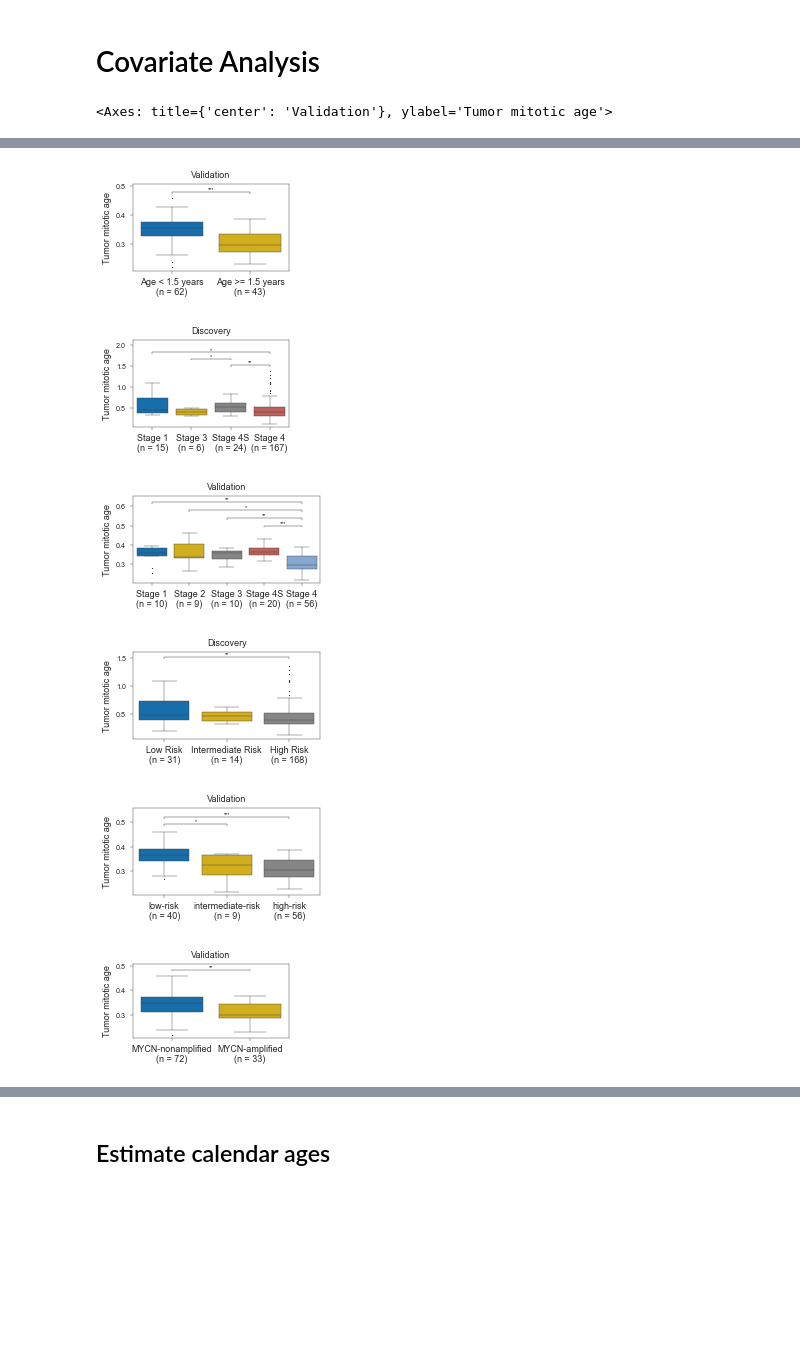
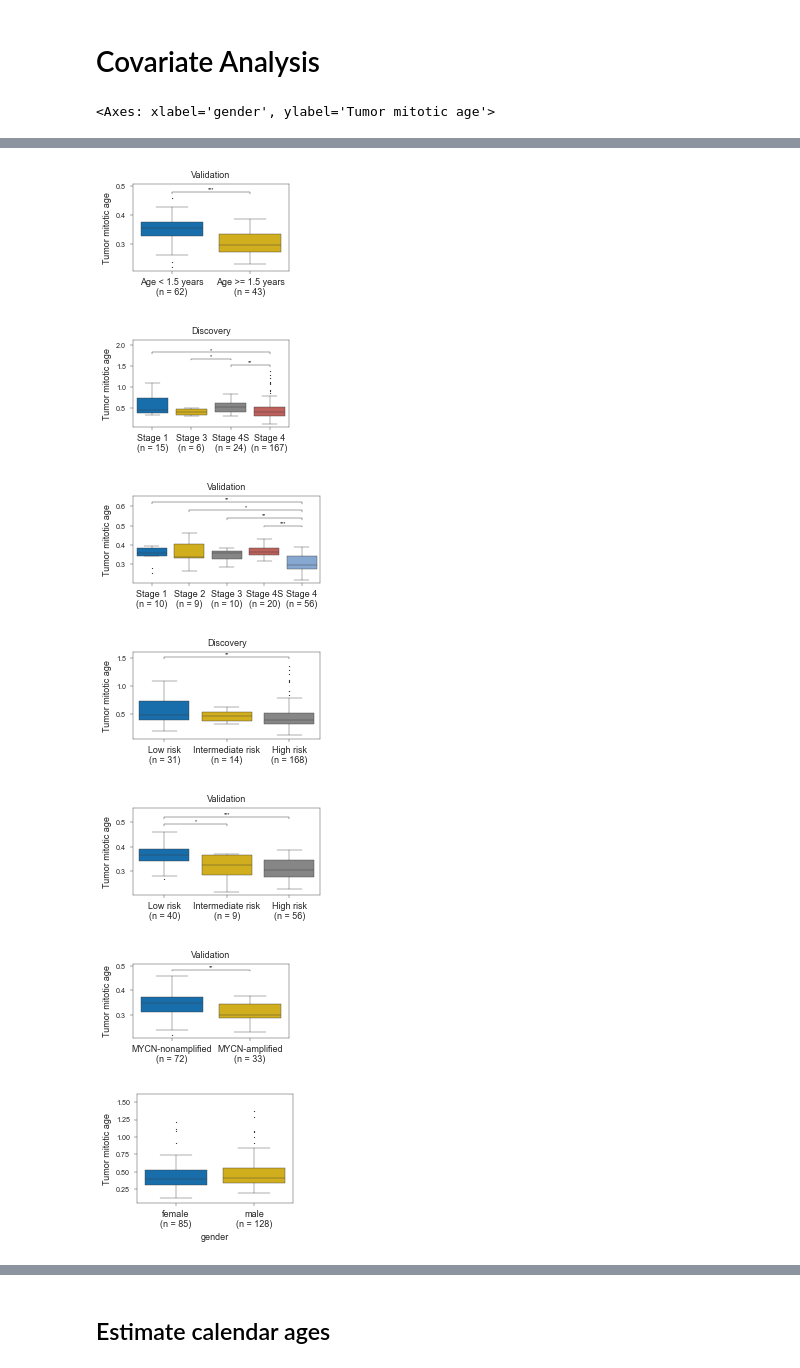
Before and after one commit to danmonyak/EpiClockNBL, a Jupyter notebook: Analysis/Analysis.ipynb, the cells around one changed output, grey strips where cells are left out. Cells and saved outputs as stored; diff of their text form; code cells hidden in the pictures; blank space fills up the shorter version.

```diff
--- a/Analysis/Analysis.ipynb
+++ b/Analysis/Analysis.ipynb
@@ -248,33 +272,40 @@ pc_util.saveBoxPlotNew(clinical['TARGET'], 'inss_stage', restrict=True,
 
 pc_util.saveBoxPlotNew(clinical['Henrich'], 'inss stage', restrict=False,
                    var_y='phi', outfile=True, title=True, signif_bar_heights = 0.04,
                    palette=pc_consts['palette_jco'], xlabel='', ylabel='Tumor mitotic age',
                        outdir=covar_path_outdir, use_groups=['Stage 1', 'Stage 2', 'Stage 3', 'Stage 4S', 'Stage 4'],
                    figsize=figsize * [1.2, 1], labelfontsize=pc_consts['labelfontsize'] * 0.9, ticksfontsize=pc_consts['ticksfontsize'], sf=sf, linewidth=pc_consts['linewidth'], fliersize=pc_consts['fliersize'])
 
 pc_util.saveBoxPlotNew(clinical['TARGET'], 'cog_neuroblastoma_risk_group', restrict=True,
                    var_y='phi', outfile=True, title=True, signif_bar_heights = 0.15,
                    palette=pc_consts['palette_jco'], xlabel='', ylabel='Tumor mitotic age',
-                       outdir=covar_path_outdir, use_groups=["Low Risk", "Intermediate Risk", "High Risk"],
+                       outdir=covar_path_outdir, use_groups=["Low risk", "Intermediate risk", "High risk"],
                    figsize=figsize * [1.2, 1], labelfontsize=pc_consts['labelfontsize'] * 0.9, ticksfontsize=pc_consts['ticksfontsize'], sf=sf, linewidth=pc_consts['linewidth'], fliersize=pc_consts['fliersize'])
 
 pc_util.saveBoxPlotNew(clinical['Henrich'], 'current risk category', restrict=False,
                    var_y='phi', outfile=True, title=True, signif_bar_heights = 0.03,
                    palette=pc_consts['palette_jco'], xlabel='', ylabel='Tumor mitotic age',
-                       outdir=covar_path_outdir, use_groups=['low-risk', 'intermediate-risk', 'high-risk'],
+                       outdir=covar_path_outdir, use_groups=["Low risk", "Intermediate risk", "High risk"],
                    figsize=figsize * [1.2, 1], labelfontsize=pc_consts['labelfontsize'] * 0.9, ticksfontsize=pc_consts['ticksfontsize'], sf=sf, linewidth=pc_consts['linewidth'], fliersize=pc_consts['fliersize'])
 
 pc_util.saveBoxPlotNew(clinical['Henrich'], 'mycn status', restrict=False,
                    var_y='phi', outfile=True, title=True, signif_bar_heights = 0.023,
                    palette=pc_consts['palette_jco'], xlabel='', ylabel='Tumor mitotic age',
                        outdir=covar_path_outdir, use_groups=['MYCN-nonamplified', 'MYCN-amplified'],
                    figsize=figsize * [1, 0.85], labelfontsize=pc_consts['labelfontsize'] * 0.9, ticksfontsize=pc_consts['ticksfontsize'], sf=sf, linewidth=pc_consts['linewidth'], fliersize=pc_consts['fliersize'])
+
+
+pc_util.saveBoxPlotNew(clinical['TARGET'], 'gender', restrict=False,
+                   var_y='phi', outfile=False, title=False, signif_bar_heights = 0.02,
+                   palette=pc_consts['palette_jco'], xlabel='gender', ylabel='Tumor mitotic age',
+                   figsize=np.array([7, 5]), labelfontsize=pc_consts['labelfontsize'] * 0.9, ticksfontsize=pc_consts['ticksfontsize'], sf=sf, linewidth=pc_consts['linewidth'], fliersize=pc_consts['fliersize'])
 # %% [output]
-<Axes: title={'center': 'Validation'}, ylabel='Tumor mitotic age'>
+<Axes: xlabel='gender', ylabel='Tumor mitotic age'>
 [figure]
 [figure]
 [figure]
 [figure]
 [figure]
 [figure]
 [figure]
+[figure, added]
```
Also changed, not shown: parts of 48 cells of this notebook.
